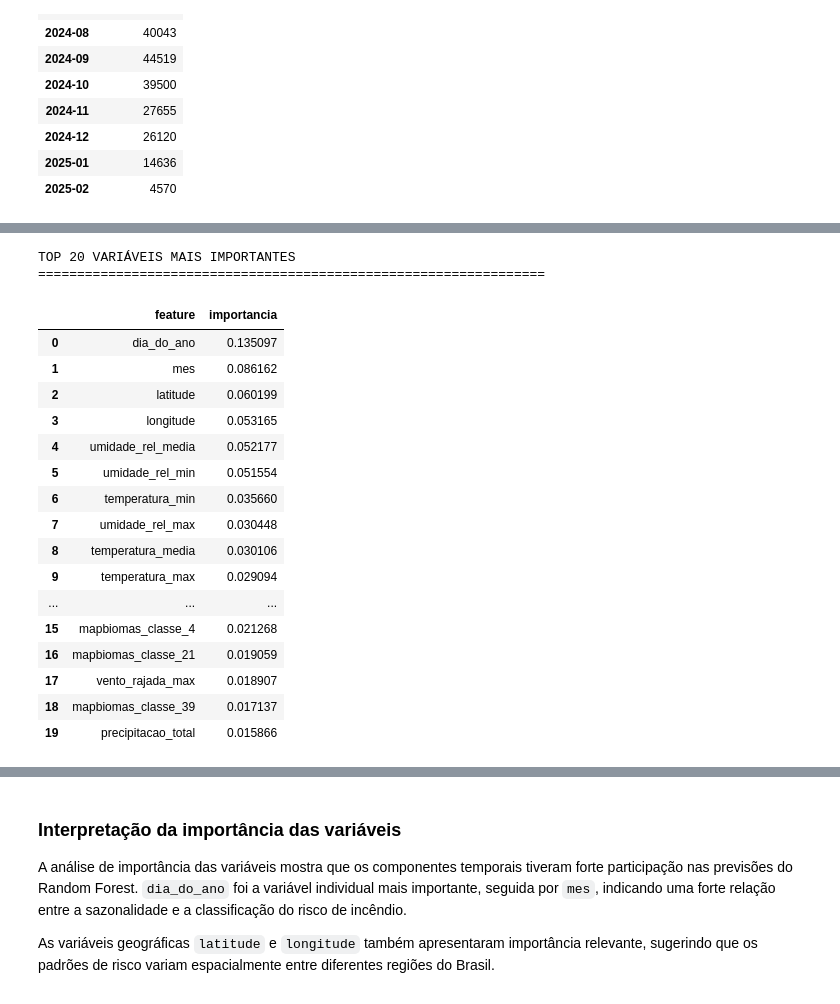
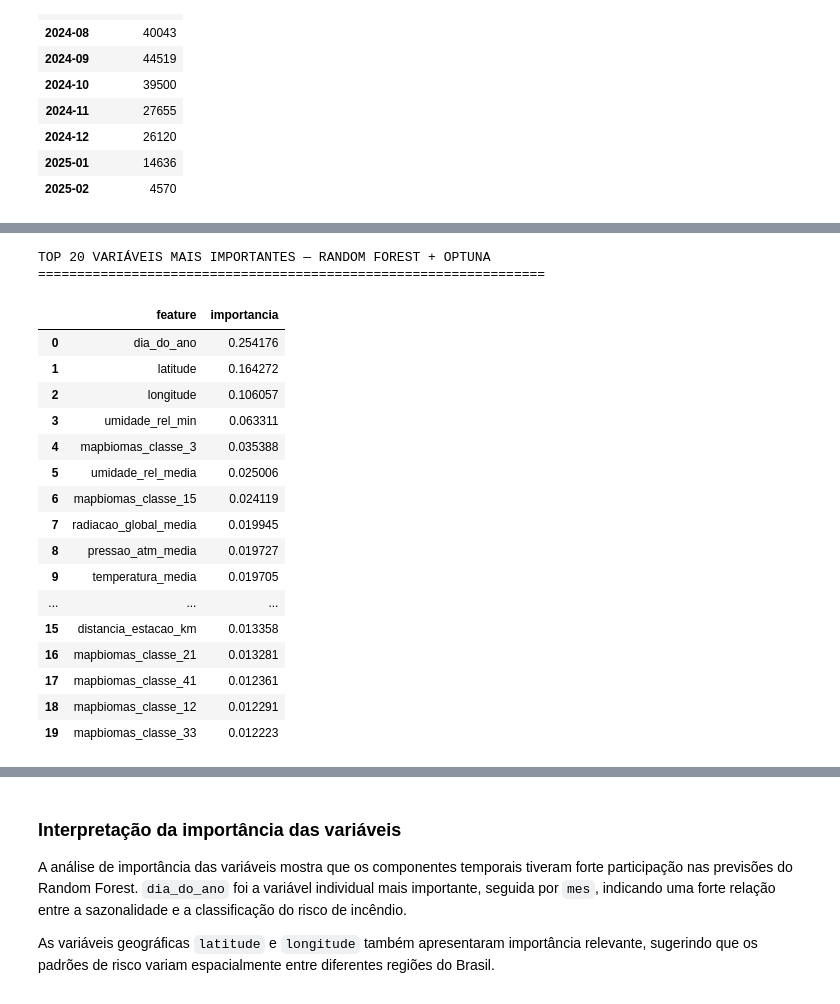
Before and after one commit to jroy102488-glitch/ProjetoFinalTripleTenBrazil, a Jupyter notebook: notebooks/02_data_preprocessing.ipynb, the cells around one changed output, grey strips where cells are left out. Saved outputs shown, nothing was run; the diff lists cells and outputs as text; code cells hidden in the pictures.

```diff
--- a/notebooks/02_data_preprocessing.ipynb
+++ b/notebooks/02_data_preprocessing.ipynb
@@ -586,6 +586,8 @@ PADRÕES DE VALORES AUSENTES
 | 3 | False | False | True | False | 85603 | 1.04 |
 | 4 | True | True | True | True | 9354 | 0.11 |
 | 5 | False | False | True | True | 4176 | 0.05 |
+# %%
+queimadas["data"] = queimadas["data_hora"].dt.normalize()
 # %%
 # Criar variável de data para futura agregação diária
 
@@ -894,0 +926,18 @@ Primeiras linhas:
+# %%
+# ============================================================
+# REMOÇÃO DE DUPLICATAS EXATAS — INMET 2025
+# ============================================================
+
+linhas_antes = len(meteorologia)
+
+meteorologia = meteorologia.drop_duplicates().copy()
+
+linhas_depois = len(meteorologia)
+linhas_removidas = linhas_antes - linhas_depois
+
+print("REMOÇÃO DE DUPLICATAS - INMET 2025")
+print("=" * 60)
+print(f"Linhas antes: {linhas_antes:,}")
+print(f"Duplicatas removidas: {linhas_removidas:,}")
+print(f"Linhas depois: {linhas_depois:,}")
+print(f"Duplicatas restantes: {meteorologia.duplicated().sum():,}")
@@ -3800,11 +4972,15 @@ colunas_categoricas = X_train.select_dtypes(
 
 
 # Pipeline para variáveis numéricas
+
 pipeline_numerico = Pipeline(
     steps=[
         (
             "imputer",
-            SimpleImputer(strategy="median")
+            SimpleImputer(
+                strategy="median",
+                add_indicator=True
+            )
         )
     ]
 )
@@ -5741,16 +7815,16 @@ Esse resultado reforça a importância de considerar variações temporais na av
 # %%
 # ============================================================
-# IMPORTÂNCIA DAS VARIÁVEIS — RANDOM FOREST
+# IMPORTÂNCIA DAS VARIÁVEIS — RANDOM FOREST + OPTUNA
 # ============================================================
 
-# Recuperar o pré-processador e o modelo treinado
+# Recuperar o pré-processador e o modelo final otimizado
 preprocessador_rf = (
-    modelo_random_forest
+    modelo_rf_optuna
     .named_steps["preprocessador"]
 )
 
 random_forest = (
-    modelo_random_forest
+    modelo_rf_optuna
     .named_steps["modelo"]
 )
 
@@ -5760,7 +7834,7 @@ nomes_features = (
     .get_feature_names_out()
 )
 
-# Importâncias calculadas pelo Random Forest
+# Importâncias calculadas pelo Random Forest otimizado
 importancias = (
     random_forest
     .feature_importances_
@@ -5778,51 +7852,51 @@ importancia_features["feature"] = (
     .str.replace(
         "numerico__",
         "",
         regex=False
     )
     .str.replace(
         "categorico__",
         "",
         regex=False
     )
 )
 
 # Ordenar da mais importante para a menos importante
 importancia_features = (
     importancia_features
     .sort_values(
         "importancia",
         ascending=False
     )
     .reset_index(drop=True)
 )
 
-print("TOP 20 VARIÁVEIS MAIS IMPORTANTES")
+print("TOP 20 VARIÁVEIS MAIS IMPORTANTES — RANDOM FOREST + OPTUNA")
 print("=" * 65)
 
 display(
     importancia_features.head(20)
 )
 # %% [output]
-TOP 20 VARIÁVEIS MAIS IMPORTANTES
+TOP 20 VARIÁVEIS MAIS IMPORTANTES — RANDOM FOREST + OPTUNA
 =================================================================
 |  | feature | importancia |
-| 0 | dia_do_ano | 0.135097 |
-| 1 | mes | 0.086162 |
-| 2 | latitude | 0.060199 |
-| 3 | longitude | 0.053165 |
-| 4 | umidade_rel_media | 0.052177 |
-| 5 | umidade_rel_min | 0.051554 |
-| 6 | temperatura_min | 0.035660 |
-| 7 | umidade_rel_max | 0.030448 |
-| 8 | temperatura_media | 0.030106 |
-| 9 | temperatura_max | 0.029094 |
+| 0 | dia_do_ano | 0.254176 |
+| 1 | latitude | 0.164272 |
+| 2 | longitude | 0.106057 |
+| 3 | umidade_rel_min | 0.063311 |
+| 4 | mapbiomas_classe_3 | 0.035388 |
+| 5 | umidade_rel_media | 0.025006 |
+| 6 | mapbiomas_classe_15 | 0.024119 |
+| 7 | radiacao_global_media | 0.019945 |
+| 8 | pressao_atm_media | 0.019727 |
+| 9 | temperatura_media | 0.019705 |
 | ... | ... | ... |
-| 15 | mapbiomas_classe_4 | 0.021268 |
-| 16 | mapbiomas_classe_21 | 0.019059 |
-| 17 | vento_rajada_max | 0.018907 |
-| 18 | mapbiomas_classe_39 | 0.017137 |
-| 19 | precipitacao_total | 0.015866 |
+| 15 | distancia_estacao_km | 0.013358 |
+| 16 | mapbiomas_classe_21 | 0.013281 |
+| 17 | mapbiomas_classe_41 | 0.012361 |
+| 18 | mapbiomas_classe_12 | 0.012291 |
+| 19 | mapbiomas_classe_33 | 0.012223 |
 # %%
 import matplotlib.pyplot as plt
 
```
Also changed, not shown: parts of 221 cells of this notebook, 4 other files.
